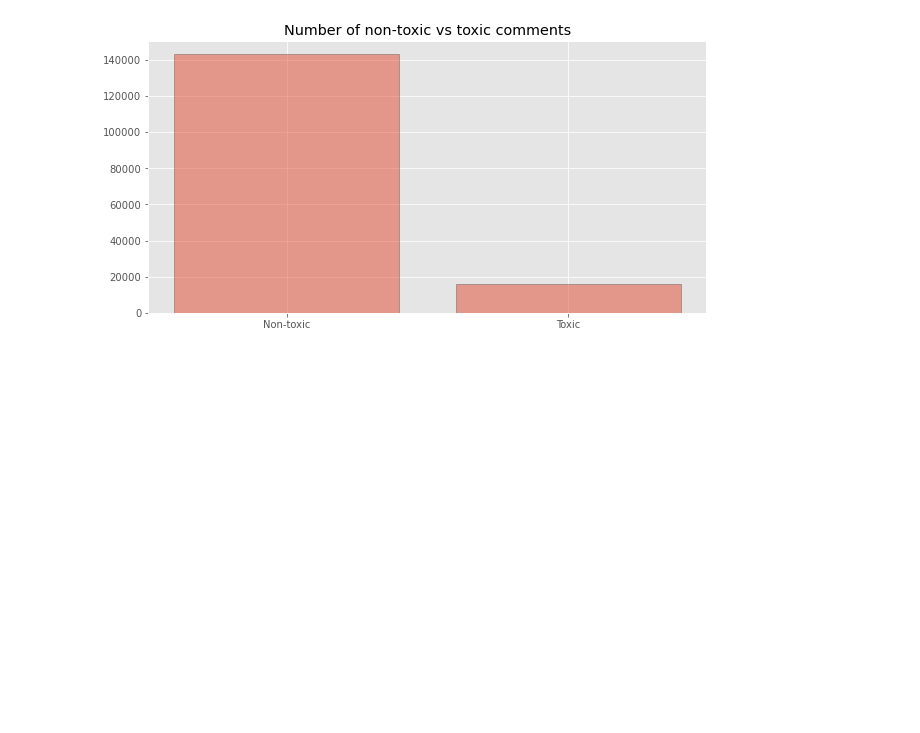
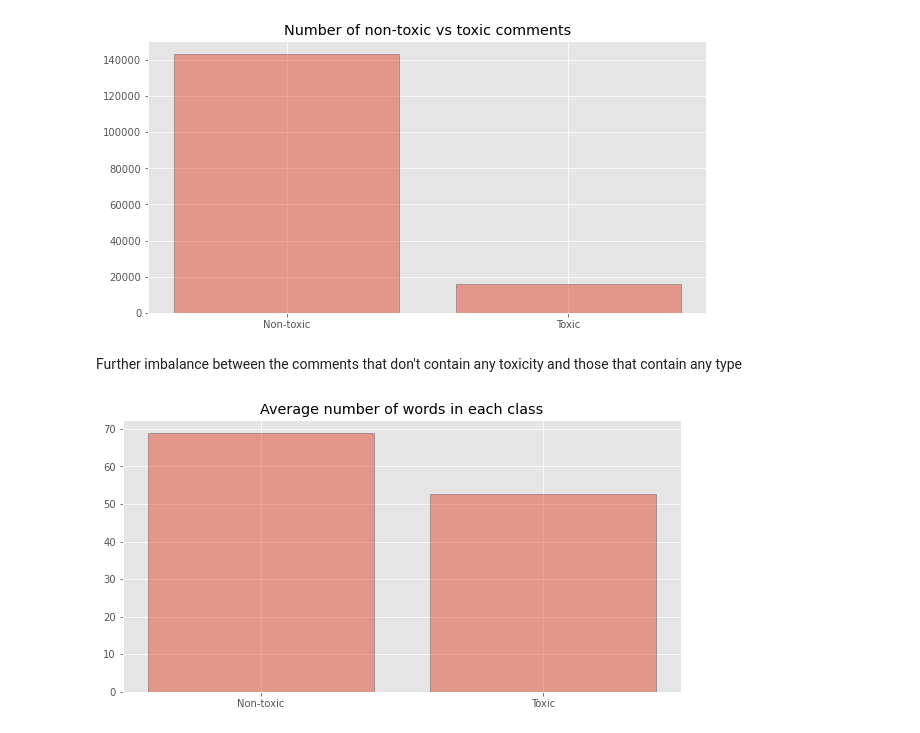
Before and after one commit to Dawidgrad/Toxic-Comment-Classification, a Jupyter notebook: Toxic Comment Classification.ipynb, the cells around one changed output. Saved outputs shown, nothing was run; the diff lists cells and outputs as text; code cells hidden in the pictures; blank space fills up the shorter version.

Commit message:
Plotted word lengths for toxic/non-toxic comments (adjusted for the imbalance)

```diff
--- a/Toxic Comment Classification.ipynb
+++ b/Toxic Comment Classification.ipynb
@@ -73,5 +75,7 @@ plt.show()
 # %%
 nontoxic_indices = train_df[label_columns].apply(lambda row : True if (row.sum() == 0) else False, 1) # Get non-toxic observations
+nontoxic_comments = train_df[nontoxic_indices == True]
+toxic_comments = train_df[nontoxic_indices == False]
 nontoxic_no = train_df[nontoxic_indices].shape[0]
 toxic_no = train_df.shape[0] - nontoxic_no
 
@@ -81,3 +85,18 @@ plt.title('Number of non-toxic vs toxic comments')
 plt.show()
 # %% [output]
 [figure]
+# %% [markdown]
+Further imbalance between the comments that don't contain any toxicity and those that contain any type
+# %%
+nontoxic_wordcount = nontoxic_comments['comment_text'].apply(lambda text : len([word for word in text.split()]))
+nontoxic_avg_wordcount = nontoxic_wordcount.sum() / nontoxic_wordcount.shape[0]
+
+toxic_wordcount = toxic_comments['comment_text'].apply(lambda text : len([word for word in text.split()]))
+toxic_avg_wordcount = toxic_wordcount.sum() / toxic_wordcount.shape[0]
+
+plt.figure(figsize = (10, 5))
+plt.bar(['Non-toxic', 'Toxic'], [nontoxic_avg_wordcount, toxic_avg_wordcount], alpha = 0.5, edgecolor = 'black')
+plt.title('Average number of words in each class')
+plt.show()
+# %% [output]
+[figure, added]
```
Also changed, not shown: parts of 2 cells of this notebook.
